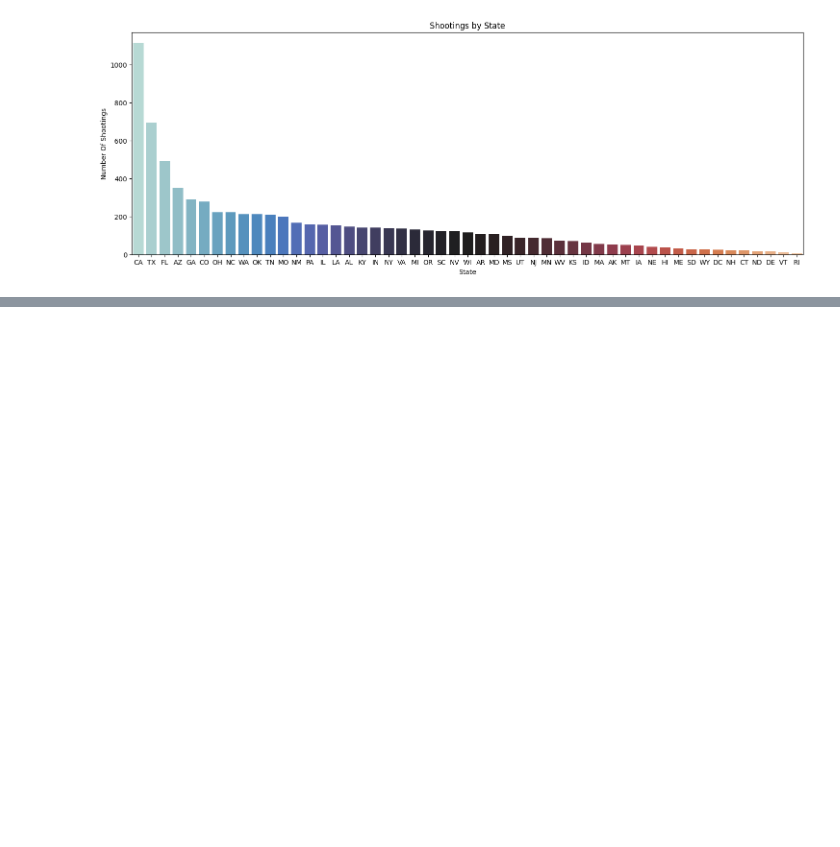
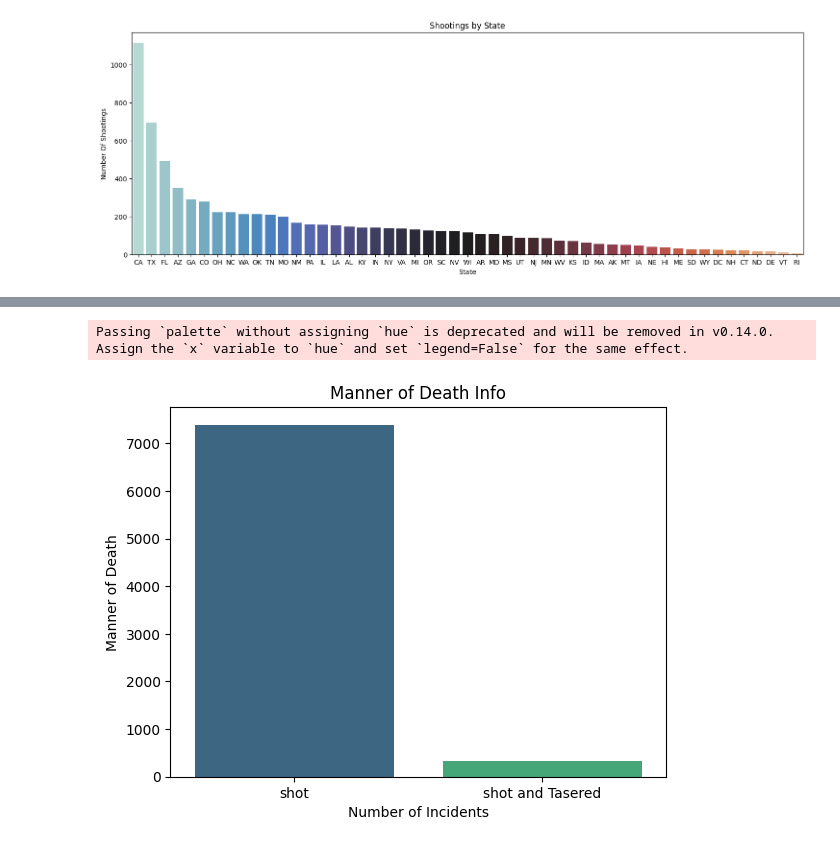
Before and after one commit to sai-charan-b/data-mining-project, a Jupyter notebook: charan_data_analysis.ipynb, the cells around one changed output, grey strips where cells are left out. Drawn from its saved outputs; the diff is of its cells as text; code cells hidden in the pictures; blank space fills up the shorter version.

```diff
--- a/charan_data_analysis.ipynb
+++ b/charan_data_analysis.ipynb
@@ -152,0 +231,13 @@ The above graph depicts that the incidents in California are highest, follwed by
+# %%
+#Plotting manner of death reported
+manner_of_death_counts = df['manner_of_death'].value_counts().reset_index(name='incident_count')
+
+sns.barplot(x='manner_of_death', y='incident_count', data=manner_of_death_counts, palette='viridis')
+
+plt.xlabel('Number of Incidents')
+plt.ylabel('Manner of Death')
+plt.title('Manner of Death Info')
+plt.show()
+# %% [output]
+Passing `palette` without assigning `hue` is deprecated and will be removed in v0.14.0. Assign the `x` variable to `hue` and set `legend=False` for the same effect.
+[figure, added]
```
Also changed, not shown: parts of 20 cells of this notebook.
